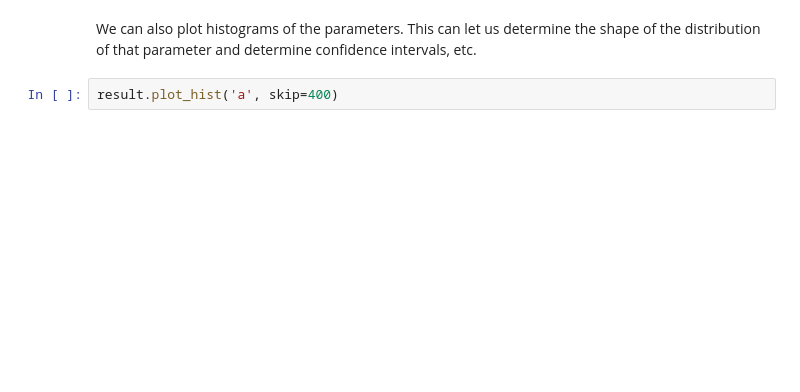
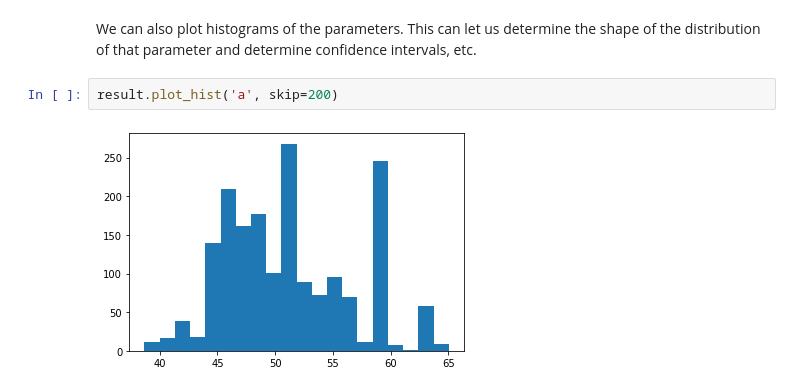
Before and after one commit to UCL-CCS/EasyVVUQ, a Jupyter notebook: tutorials/mcmc_tutorial.ipynb, the cells around one changed output. Drawn from its saved outputs; the diff is of its cells as text; blank space fills up the shorter version.

```diff
--- a/tutorials/mcmc_tutorial.ipynb
+++ b/tutorials/mcmc_tutorial.ipynb
@@ -141,5 +139,7 @@ result.plot_chains('d')
 # %% [markdown]
 We can also plot histograms of the parameters. This can let us determine the shape of the distribution of that parameter and determine confidence intervals, etc.
 # %%
-result.plot_hist('a', skip=400)
+result.plot_hist('a', skip=200)
+# %% [output]
+[figure, added]
 # %%
```
Also changed, not shown: parts of 12 cells of this notebook, 3 other files.
